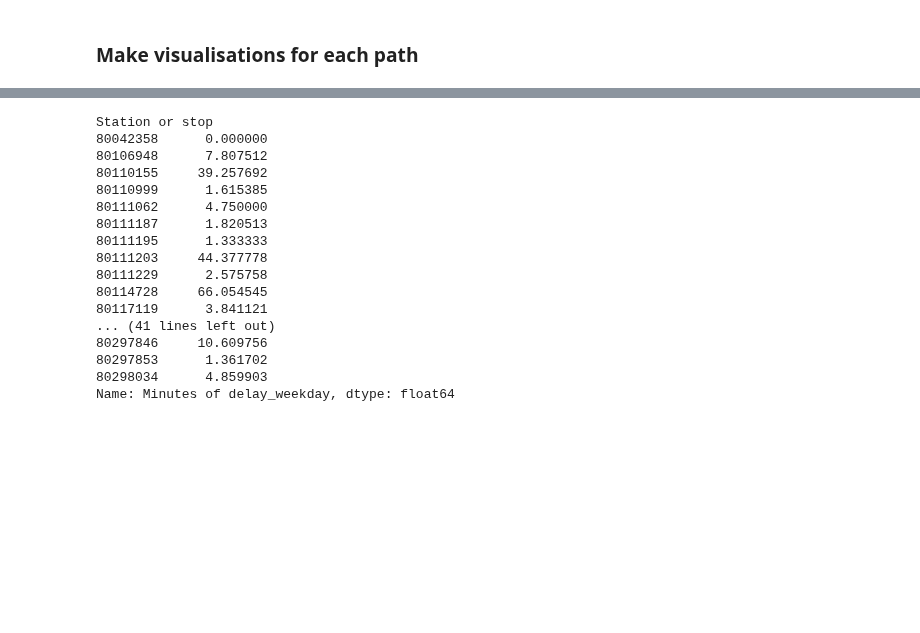
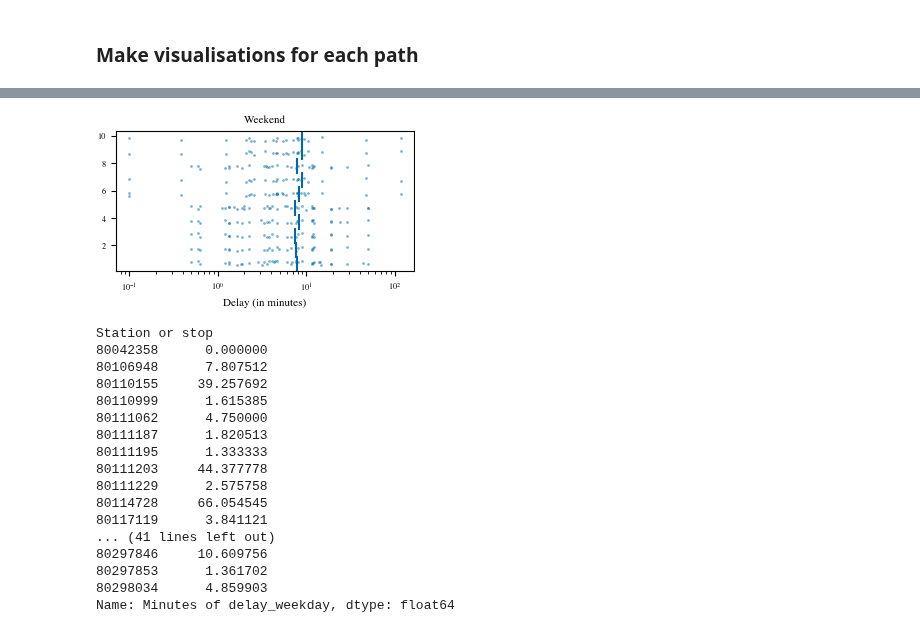
Before and after one commit to frederikpanse/db_project, a Jupyter notebook: exp/exp_FP_01_DifferenceWeekdaysWeekends.ipynb, the cells around one changed output, grey strips where cells are left out. Cells and saved outputs as stored; diff of their text form; code cells hidden in the pictures; blank space fills up the shorter version.

```diff
--- a/exp/exp_FP_01_DifferenceWeekdaysWeekends.ipynb
+++ b/exp/exp_FP_01_DifferenceWeekdaysWeekends.ipynb
@@ -222,3 +281,21 @@ fig.savefig("../doc/fig/plot_FP_01_WeekdayWeekend.pdf")
+# %%
+fig, ax = plt.subplots()
+ax.set_title("Weekend")
+ax.set_xlabel("Delay (in minutes)")
+
+for i in np.arange(10):
+    u_we = np.random.rand(data_by_weekday_weekend[data_by_weekday_weekend.index.isin(paths_sorted[i][1]["stations"])]["Minutes of delay_weekend"].shape[0])
+    we = data_by_weekday_weekend[data_by_weekday_weekend.index.isin(paths_sorted[i][1]["stations"])]["Minutes of delay_weekend"]
+    ax.plot(we, 0.6 + 0.3 * u_we + i, "o", color=rgb.tue_blue, alpha=0.5, mec = "none", ms = 2)
+    ax.axvline(x=data_by_weekday_weekend[data_by_weekday_weekend.index.isin(paths_sorted[i][1]["stations"])]["Minutes of delay_weekend"].mean(),
+               ymin= i * 0.1, ymax = (i + 1) * 0.1, color=rgb.tue_blue)
+
+
+ax.set_xscale('log')
+
+fig.savefig("../doc/fig/plot_FP_01_Weekend.pdf")
+# %% [output]
+[figure, added]
 # %%
 data_by_weekday_weekend[data_by_weekday_weekend.index.isin(paths_sorted[0][1]["stations"])]["Minutes of delay_weekday"]
 # %% [output]
```
Also changed, not shown: parts of 8 cells of this notebook, 2 other files.
